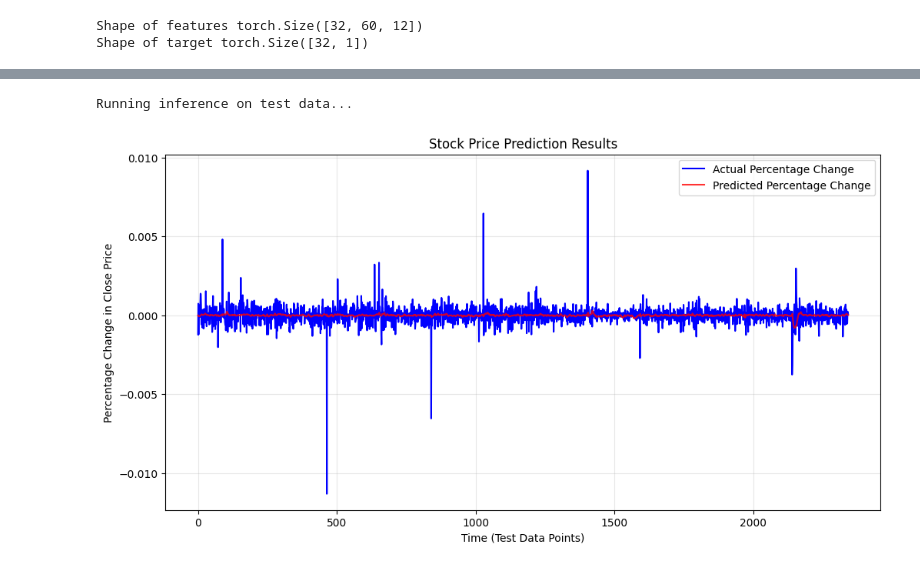
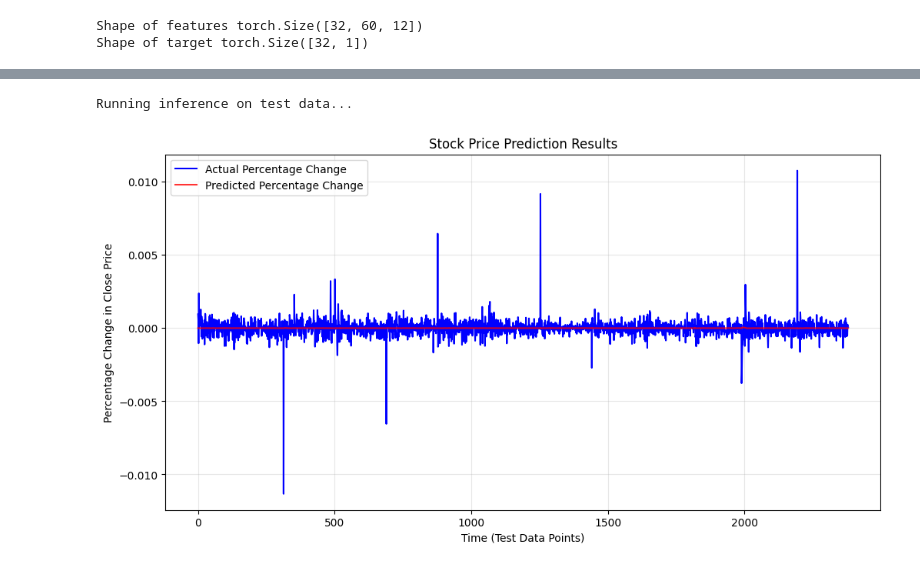
Before and after one commit to sharmanjeurkar-dev/StockPrediction, a Jupyter notebook: notebooks/StockPrediction.ipynb, the cells around one changed output, grey strips where cells are left out. Drawn from its saved outputs; the diff is of its cells as text; code cells hidden in the pictures.

Commit message:
Correcting the model structure

```diff
--- a/notebooks/StockPrediction.ipynb
+++ b/notebooks/StockPrediction.ipynb
@@ -41,6 +23,6 @@ Datetime
 # %%
 #Pulling data from Data preprocessing module which alos donwload the data for me
-X_train, X_test, Y_train, Y_test, process_targ = Data_preprocessing.feature_enginiering()
+X_train, X_test, Y_train, Y_test = Data_preprocessing.feature_enginiering()
 # %% [output]
                          Open      High       Low     Close   Volume  \
 Datetime
@@ -179,7 +159,7 @@ traintest(model= model,
 # %%
 def plot_predictions(model:torch.nn.Module,
                       test_loader: torch.utils.data.DataLoader,
-                      target_scaler):
+                      ):
     """
     Plots the model's predictions against actual values.
     Uses 'process_targ' to un-scale the data directly.
@@ -205,34 +185,34 @@ def plot_predictions(model:torch.nn.Module,
 
 
             all_preds.append(output.numpy())
             all_targets.append(y.numpy())
 
 
     all_preds = np.concatenate(all_preds)
     all_targets = np.concatenate(all_targets)
 
     preds_flat = all_preds[:,0].reshape(-1, 1)
     targets_flat = all_targets[:,0].reshape(-1, 1)
 
     #unscaling
-    real_preds = target_scaler.inverse_transform(preds_flat)
-    real_targets = target_scaler.inverse_transform(targets_flat)
+    real_preds = preds_flat/100
+    real_targets = targets_flat/100
 
     # Plotting
     plt.figure(figsize=(12, 6))
     plt.plot(real_targets, color='blue', label='Actual Percentage Change')
     plt.plot(real_preds, color='red', label='Predicted Percentage Change',  alpha=0.8)
 
     plt.title('Stock Price Prediction Results')
     plt.xlabel('Time (Test Data Points)')
     plt.ylabel('Percentage Change in Close Price')
     plt.legend()
     plt.grid(True, alpha=0.3)
     plt.show()
 
 
-plot_predictions(model, test_data_load, process_targ)
+plot_predictions(model, test_data_load)
 #O on x axis refers to first day of testing and last day as the last of training
 # %% [output]
 Running inference on test data...
-[figure, old version]
+[figure, new version]
```
Also changed, not shown: parts of 5 cells of this notebook, 2 other files.
